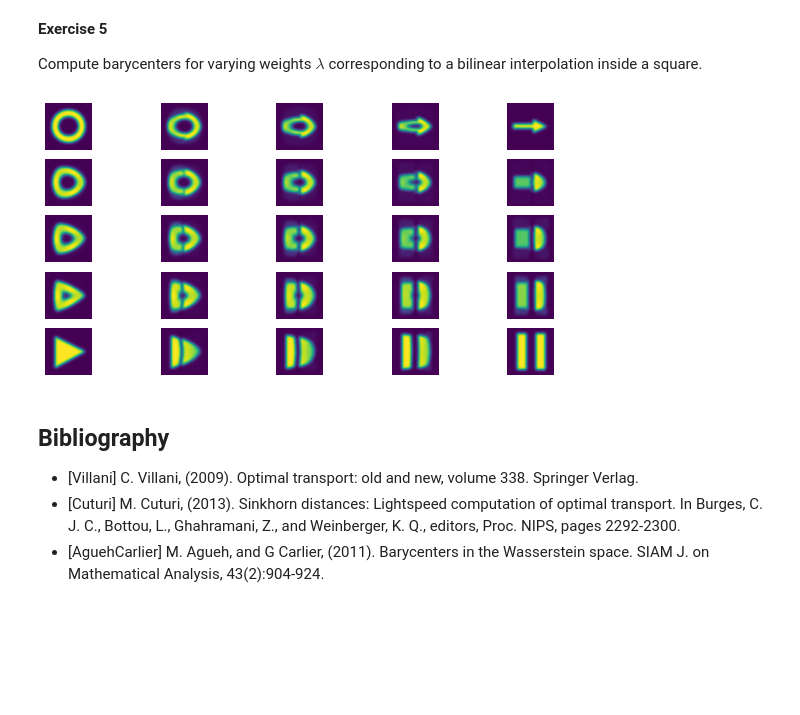
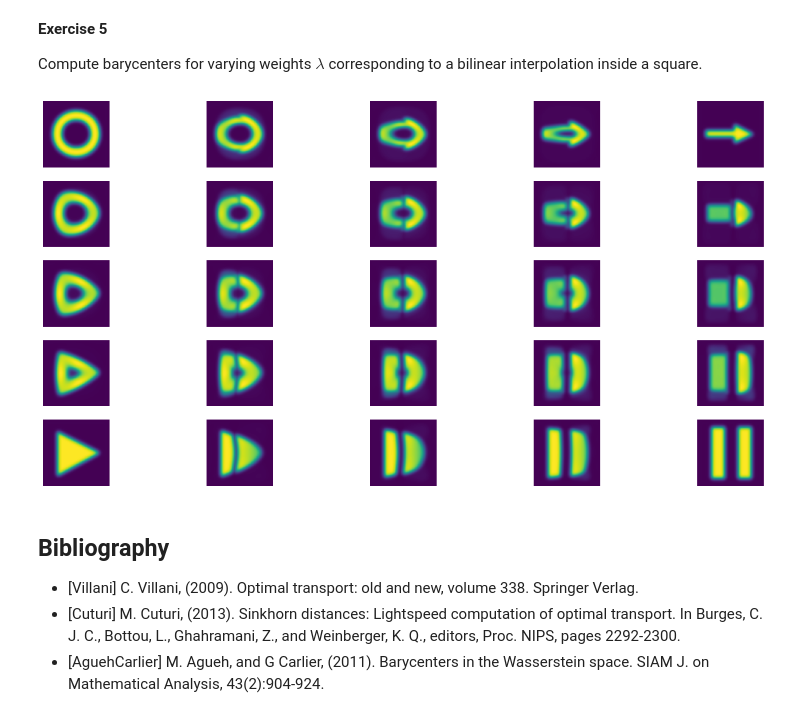
Before and after one commit to GauthierE/MVA, a Jupyter notebook: computational-optimal-transport/optimaltransp_5_entropic.ipynb, the cells around one changed output. Cells and saved outputs as stored; diff of their text form; code cells hidden in the pictures; blank space fills up the shorter version.

Commit message:
adjust image size

```diff
--- a/computational-optimal-transport/optimaltransp_5_entropic.ipynb
+++ b/computational-optimal-transport/optimaltransp_5_entropic.ipynb
@@ -668,34 +668,34 @@ a bilinear interpolation inside a square.
 # %%
 m = 5
 [T,S] = np.meshgrid(np.linspace(0,1,m), np.linspace(0,1,m))
 T = np.ravel(T,order="F")
 S = np.ravel(S,order="F")
 niter = 1000
 
-plt.figure(figsize=(10,5))
+plt.figure(figsize=(20,10))
 for j in range(m**2):
     # weights
     lambd = np.hstack((S[j]*T[j], (1-S[j])*T[j], S[j]*(1-T[j]), (1-S[j])*(1-T[j])))
     # computation
     v = np.ones([N,N,R])
     u = np.copy(v)
 
     for i in range(niter):
         for k in range(R):
             u[:,:,k] = A[:,:,k]/K(v[:,:,k])
         b = np.zeros(N)
         for k in range(R):
             b = b + lambd[k] * np.log(np.maximum(1e-19*np.ones(len(v[:,:,k])), v[:,:,k]*K(u[:,:,k])))
         b = np.exp(b)
         for k in range(R):
             v[:,:,k] = b/K(u[:,:,k])
 
     # display
     plt.subplot(m,m,j+1)
     plt.imshow(b)
     plt.axis('off')
 # %% [output]
-[figure, old version]
+[figure, new version]
 # %% [markdown]
 Bibliography
 ------------
```
Also changed, not shown: parts of 5 cells of this notebook.
